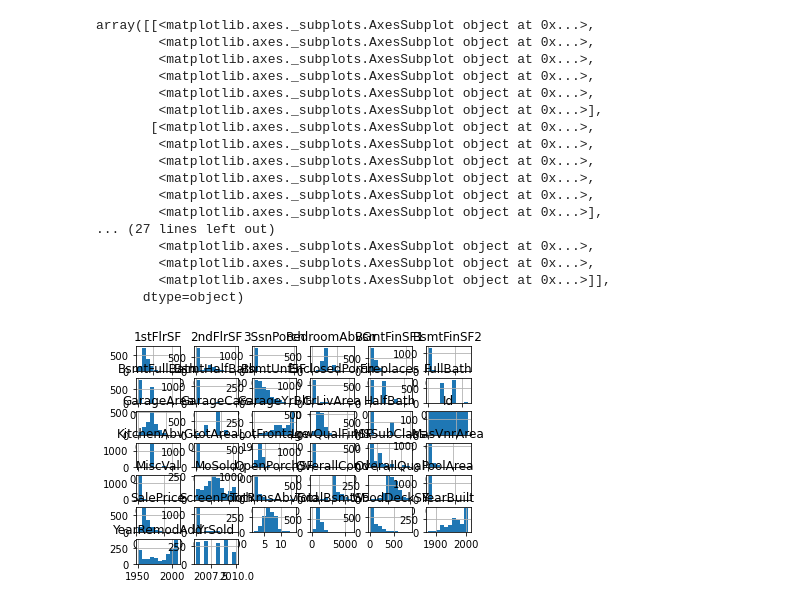
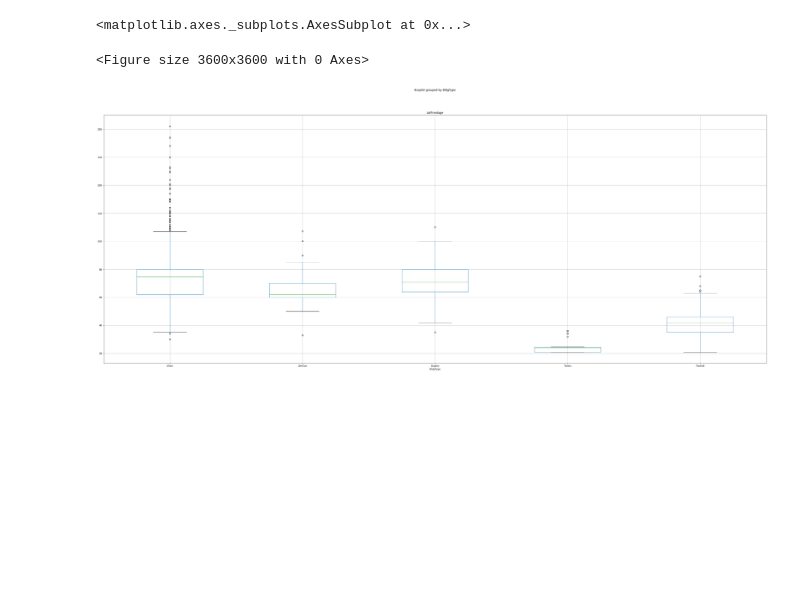
Before and after one commit to ArturoCRodriguez/kaggle_house_prices, a Jupyter notebook: pruebas2.ipynb, the cells around one changed output. Drawn from its saved outputs; the diff is of its cells as text; code cells hidden in the pictures; blank space fills up the shorter version.

```diff
--- a/pruebas2.ipynb
+++ b/pruebas2.ipynb
@@ -1,22 +1,31 @@
-# %%
-import pandas as pd
-data = pd.read_csv('train.csv')
-# %% [output]
-array([[<matplotlib.axes._subplots.AxesSubplot object at 0x...>,
-        <matplotlib.axes._subplots.AxesSubplot object at 0x...>,
-        <matplotlib.axes._subplots.AxesSubplot object at 0x...>,
-        <matplotlib.axes._subplots.AxesSubplot object at 0x...>,
-        <matplotlib.axes._subplots.AxesSubplot object at 0x...>,
-        <matplotlib.axes._subplots.AxesSubplot object at 0x...>],
-       [<matplotlib.axes._subplots.AxesSubplot object at 0x...>,
-        <matplotlib.axes._subplots.AxesSubplot object at 0x...>,
-        <matplotlib.axes._subplots.AxesSubplot object at 0x...>,
-        <matplotlib.axes._subplots.AxesSubplot object at 0x...>,
-        <matplotlib.axes._subplots.AxesSubplot object at 0x...>,
-        <matplotlib.axes._subplots.AxesSubplot object at 0x...>],
-... (27 lines left out)
-        <matplotlib.axes._subplots.AxesSubplot object at 0x...>,
-        <matplotlib.axes._subplots.AxesSubplot object at 0x...>,
-        <matplotlib.axes._subplots.AxesSubplot object at 0x...>]],
-      dtype=object)
-[figure, removed]
+# %%
+import matplotlib.pyplot as plt
+import pandas as pd
+import numpy as np
+import scipy.stats as st
+import math
+train = pd.read_csv('train.csv')
+test = pd.read_csv('test.csv')
+NA_features = ['Alley','BsmtQual','BsmtCond','BsmtExposure','BsmtFinType1','BsmtFinType2','FireplaceQu','GarageType','GarageFinish','GarageQual','GarageCond','PoolQC','Fence','MiscFeature']
+train[NA_features] = train[NA_features].fillna('NA')
+# %%
+%matplotlib inline
+num = train.select_dtypes(exclude=['object']).columns
+train['LotFrontage'] = train.apply(lambda x: np.nan if x['LotFrontage'] > 200 else x['LotFrontage'], axis=1)
+lf_means = train[['LotFrontage','BldgType']].groupby('BldgType').mean().to_dict()
+train['LotFrontage'] = train.apply(lambda x: lf_means['LotFrontage'][x['BldgType']] if math.isnan(x['LotFrontage']) else x['LotFrontage'], axis=1)
+fig = plt.figure(figsize=(50,50))
+# train.boxplot(column='LotFrontage')
+# train.hist(column='LotFrontage',bins=60)
+# train['LotFrontageNorm2'] = train[['LotFrontage']].apply(lambda x: (x - x.mean()) / x.std())
+train['LotFrontageNorm'] = train[['LotFrontage']].apply(st.zscore)
+# train.hist(column= ['LotFrontageNorm'])
+# train.loc[(train.LotFrontageNorm >= 4) | (train.LotFrontageNorm <= -4)]
+train[['LotFrontageNorm','LotFrontage','SalePrice']].sort_values(by='LotFrontageNorm',ascending=False).head(30)
+
+train.boxplot(column='LotFrontage',by='BldgType',figsize=(50,20))
+# train.groupby(['Neighborhood']).count()
+# %% [output]
+<matplotlib.axes._subplots.AxesSubplot at 0x...>
+<Figure size 3600x3600 with 0 Axes>
+[figure, added]
```
Also changed, not shown: 5 other files.
